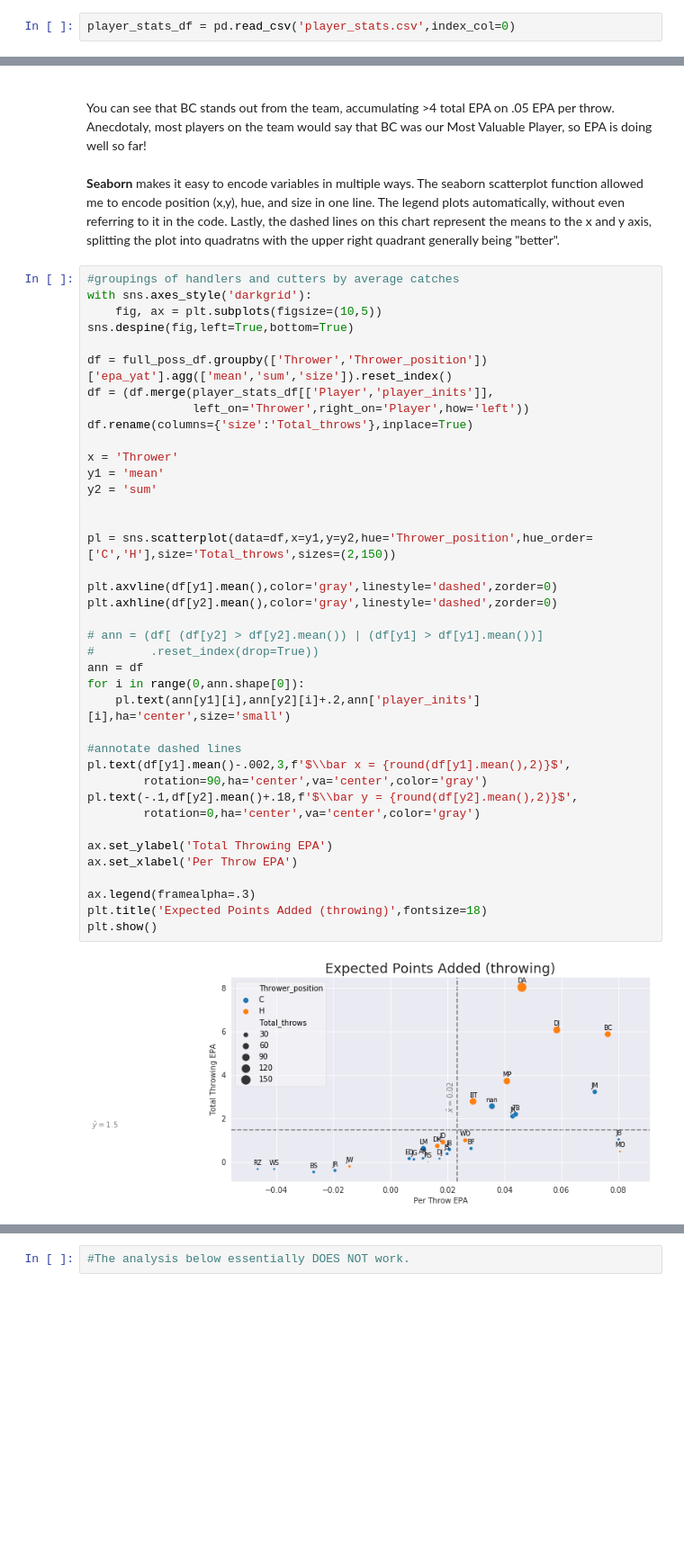
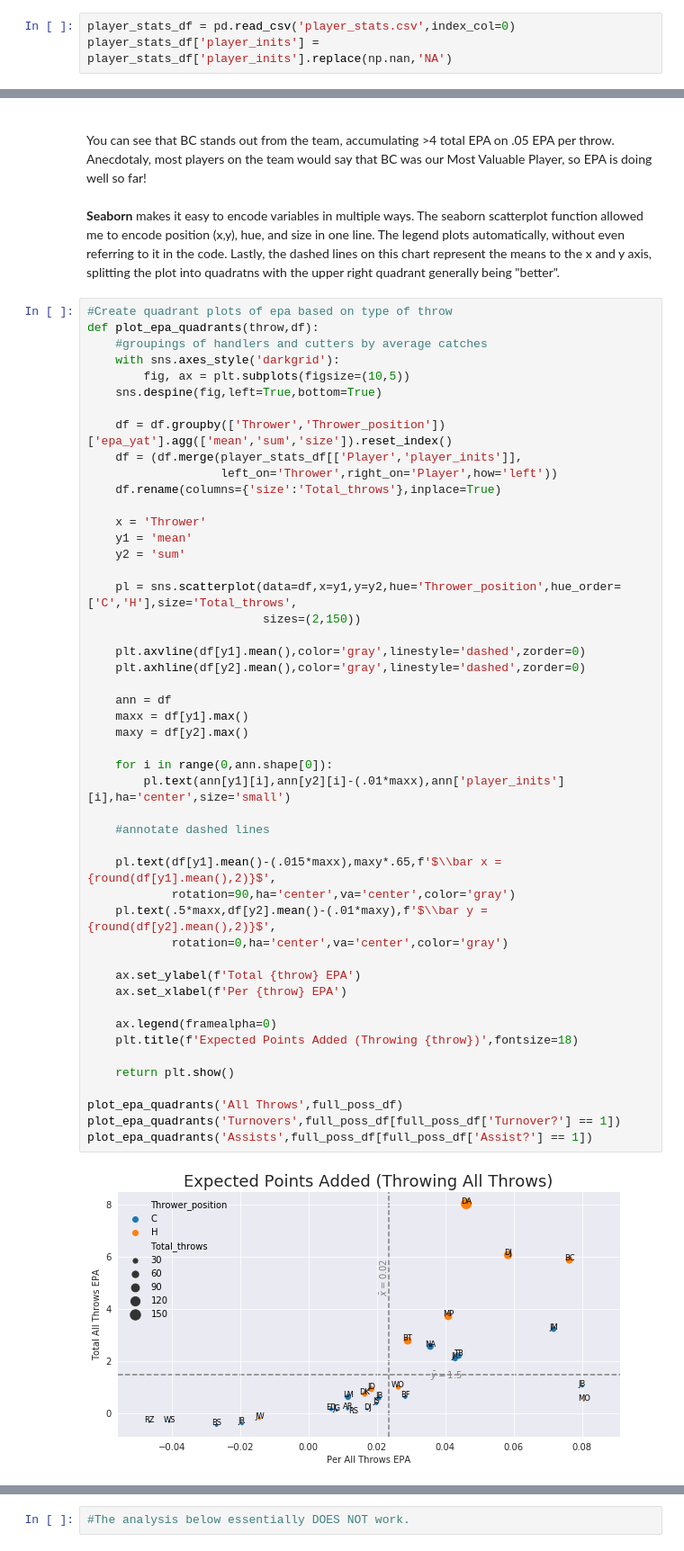
Before and after one commit to max-wright-cohen/ultimate-frisbee-stats, a Jupyter notebook: expected_points_added.ipynb, the cells around one changed output, grey strips where cells are left out. Shown: that part at 90% size. Saved outputs shown, nothing was run; the diff lists cells and outputs as text; blank space fills up the shorter version.

```diff
--- a/expected_points_added.ipynb
+++ b/expected_points_added.ipynb
@@ -35,6 +38,7 @@ from sklearn.linear_model import LinearRegression
 (These were pre-cleaned in order to create fake player names)
 # %%
 player_stats_df = pd.read_csv('player_stats.csv',index_col=0)
+player_stats_df['player_inits'] = player_stats_df['player_inits'].replace(np.nan,'NA')
 # %%
 full_poss_df = pd.read_csv('full_possessions.csv',index_col=0)
 # %% [markdown]
@@ -288,43 +294,52 @@ Below, I've included a quadrant plot of all the players on the team. The y axis
 You can see that BC stands out from the team, accumulating >4 total EPA on .05 EPA per throw. Anecdotaly, most players on the team would say that BC was our Most Valuable Player, so EPA is doing well so far!<br><br>
 **Seaborn** makes it easy to encode variables in multiple ways. The seaborn scatterplot function allowed me to encode position (x,y), hue, and size in one line. The legend plots automatically, without even referring to it in the code. Lastly, the dashed lines on this chart represent the means to the x and y axis, splitting the plot into quadratns with the upper right quadrant generally being "better".
 # %%
-#groupings of handlers and cutters by average catches
-with sns.axes_style('darkgrid'):
-    fig, ax = plt.subplots(figsize=(10,5))
-sns.despine(fig,left=True,bottom=True)
+#Create quadrant plots of epa based on type of throw
+def plot_epa_quadrants(throw,df):
+    #groupings of handlers and cutters by average catches
+    with sns.axes_style('darkgrid'):
+        fig, ax = plt.subplots(figsize=(10,5))
+    sns.despine(fig,left=True,bottom=True)
 
-df = full_poss_df.groupby(['Thrower','Thrower_position'])['epa_yat'].agg(['mean','sum','size']).reset_index()
-df = (df.merge(player_stats_df[['Player','player_inits']],
-               left_on='Thrower',right_on='Player',how='left'))
-df.rename(columns={'size':'Total_throws'},inplace=True)
+    df = df.groupby(['Thrower','Thrower_position'])['epa_yat'].agg(['mean','sum','size']).reset_index()
+    df = (df.merge(player_stats_df[['Player','player_inits']],
+                   left_on='Thrower',right_on='Player',how='left'))
+    df.rename(columns={'size':'Total_throws'},inplace=True)
 
-x = 'Thrower'
-y1 = 'mean'
-y2 = 'sum'
+    x = 'Thrower'
+    y1 = 'mean'
+    y2 = 'sum'
 
+    pl = sns.scatterplot(data=df,x=y1,y=y2,hue='Thrower_position',hue_order=['C','H'],size='Total_throws',
+                         sizes=(2,150))
 
-pl = sns.scatterplot(data=df,x=y1,y=y2,hue='Thrower_position',hue_order=['C','H'],size='Total_throws',sizes=(2,150))
+    plt.axvline(df[y1].mean(),color='gray',linestyle='dashed',zorder=0)
+    plt.axhline(df[y2].mean(),color='gray',linestyle='dashed',zorder=0)
 
-plt.axvline(df[y1].mean(),color='gray',linestyle='dashed',zorder=0)
-plt.axhline(df[y2].mean(),color='gray',linestyle='dashed',zorder=0)
+    ann = df
+    maxx = df[y1].max()
+    maxy = df[y2].max()
 
-# ann = (df[ (df[y2] > df[y2].mean()) | (df[y1] > df[y1].mean())]
-#        .reset_index(drop=True))
-ann = df
-for i in range(0,ann.shape[0]):
-    pl.text(ann[y1][i],ann[y2][i]+.2,ann['player_inits'][i],ha='center',size='small')
+    for i in range(0,ann.shape[0]):
+        pl.text(ann[y1][i],ann[y2][i]-(.01*maxx),ann['player_inits'][i],ha='center',size='small')
 
-#annotate dashed lines
-pl.text(df[y1].mean()-.002,3,f'$\\bar x = {round(df[y1].mean(),2)}$',
-        rotation=90,ha='center',va='center',color='gray')
-pl.text(-.1,df[y2].mean()+.18,f'$\\bar y = {round(df[y2].mean(),2)}$',
-        rotation=0,ha='center',va='center',color='gray')
+    #annotate dashed lines
 
-ax.set_ylabel('Total Throwing EPA')
-ax.set_xlabel('Per Throw EPA')
+    pl.text(df[y1].mean()-(.015*maxx),maxy*.65,f'$\\bar x = {round(df[y1].mean(),2)}$',
+            rotation=90,ha='center',va='center',color='gray')
+    pl.text(.5*maxx,df[y2].mean()-(.01*maxy),f'$\\bar y = {round(df[y2].mean(),2)}$',
+            rotation=0,ha='center',va='center',color='gray')
 
-ax.legend(framealpha=.3)
-plt.title('Expected Points Added (throwing)',fontsize=18)
-plt.show()
+    ax.set_ylabel(f'Total {throw} EPA')
+    ax.set_xlabel(f'Per {throw} EPA')
+
+    ax.legend(framealpha=0)
+    plt.title(f'Expected Points Added (Throwing {throw})',fontsize=18)
+
+    return plt.show()
+
+plot_epa_quadrants('All Throws',full_poss_df)
+plot_epa_quadrants('Turnovers',full_poss_df[full_poss_df['Turnover?'] == 1])
+plot_epa_quadrants('Assists',full_poss_df[full_poss_df['Assist?'] == 1])
 # %% [output]
-[figure, old version]
+[figure, new version]
```
Also changed, not shown: parts of 7 cells of this notebook.
